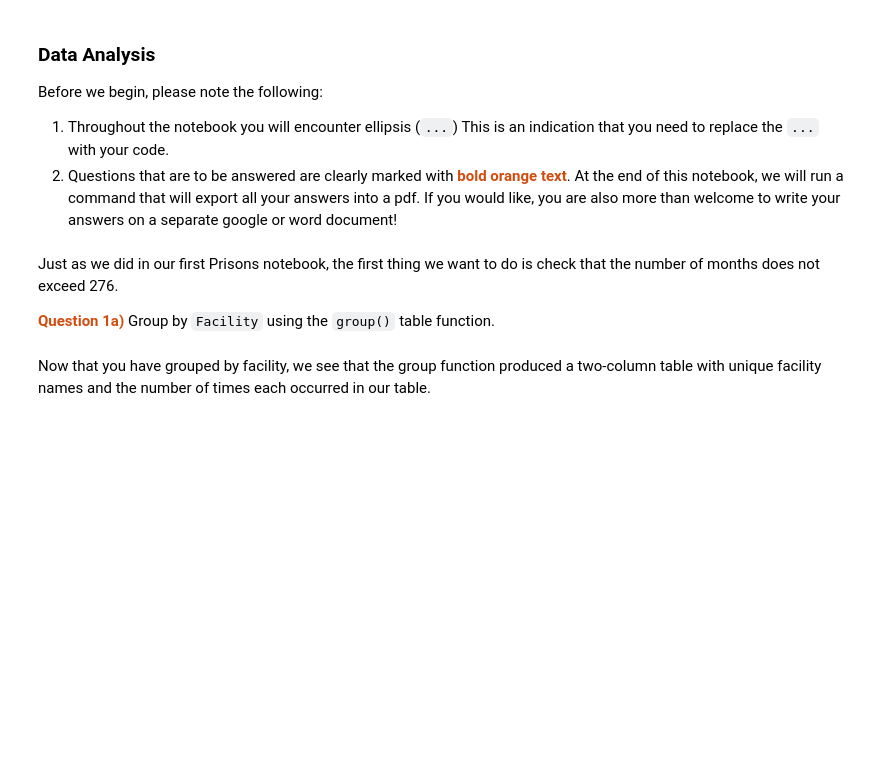
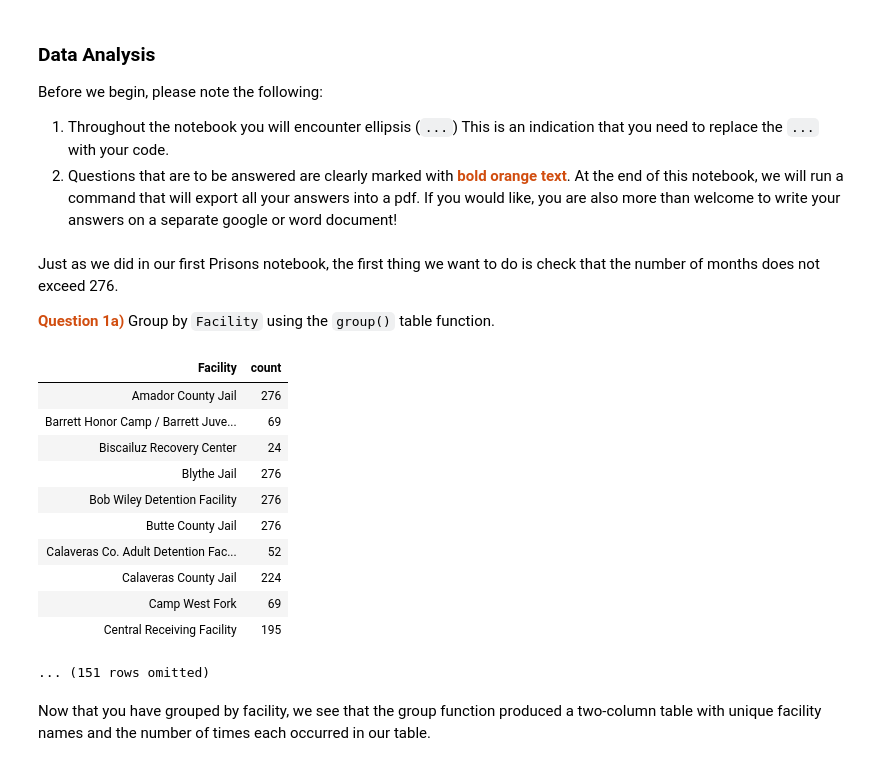
Before and after one commit to ds-modules/data-4ac, a Jupyter notebook: CAprisons/Lecture_2.ipynb, the cells around one changed output. Cells and saved outputs as stored; diff of their text form; code cells hidden in the pictures; blank space fills up the shorter version.

```diff
--- a/CAprisons/Lecture_2.ipynb
+++ b/CAprisons/Lecture_2.ipynb
@@ -123,8 +131,21 @@ Just as we did in our first Prisons notebook, the first thing we want to do is c
 <font color = #d14d0f>**Question 1a)**</font> Group by `Facility` using the `group()` table function.
 # %%
 # Replace the ellipsis below
-jail_grouped = jail.group(...)
+jail_grouped = jail.group("Facility")
 jail_grouped
+# %% [output]
+| Facility | count |
+| Amador County Jail | 276 |
+| Barrett Honor Camp / Barrett Juve... | 69 |
+| Biscailuz Recovery Center | 24 |
+| Blythe Jail | 276 |
+| Bob Wiley Detention Facility | 276 |
+| Butte County Jail | 276 |
+| Calaveras Co. Adult Detention Fac... | 52 |
+| Calaveras County Jail | 224 |
+| Camp West Fork | 69 |
+| Central Receiving Facility | 195 |
+... (151 rows omitted)
 # %% [markdown]
 Now that you have grouped by facility, we see that the group function produced a two-column table with unique facility names and the number of times each occurred in our table.
 # %% [markdown]
```
Also changed, not shown: parts of 27 cells of this notebook.
